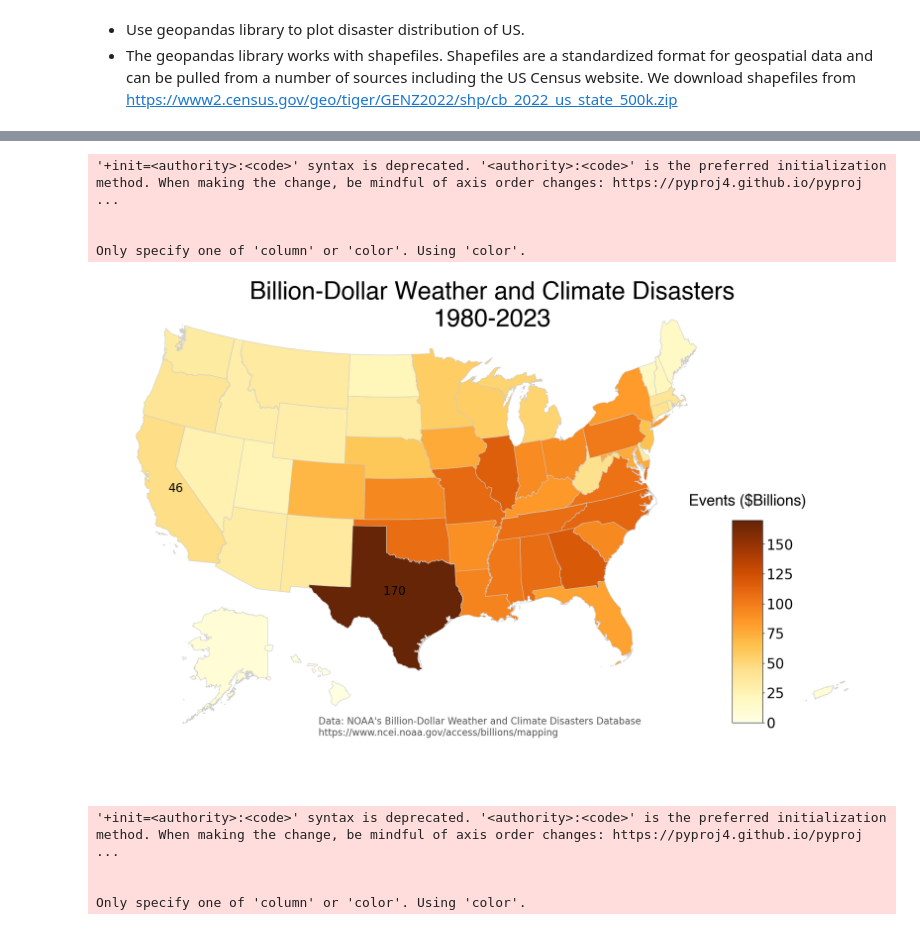
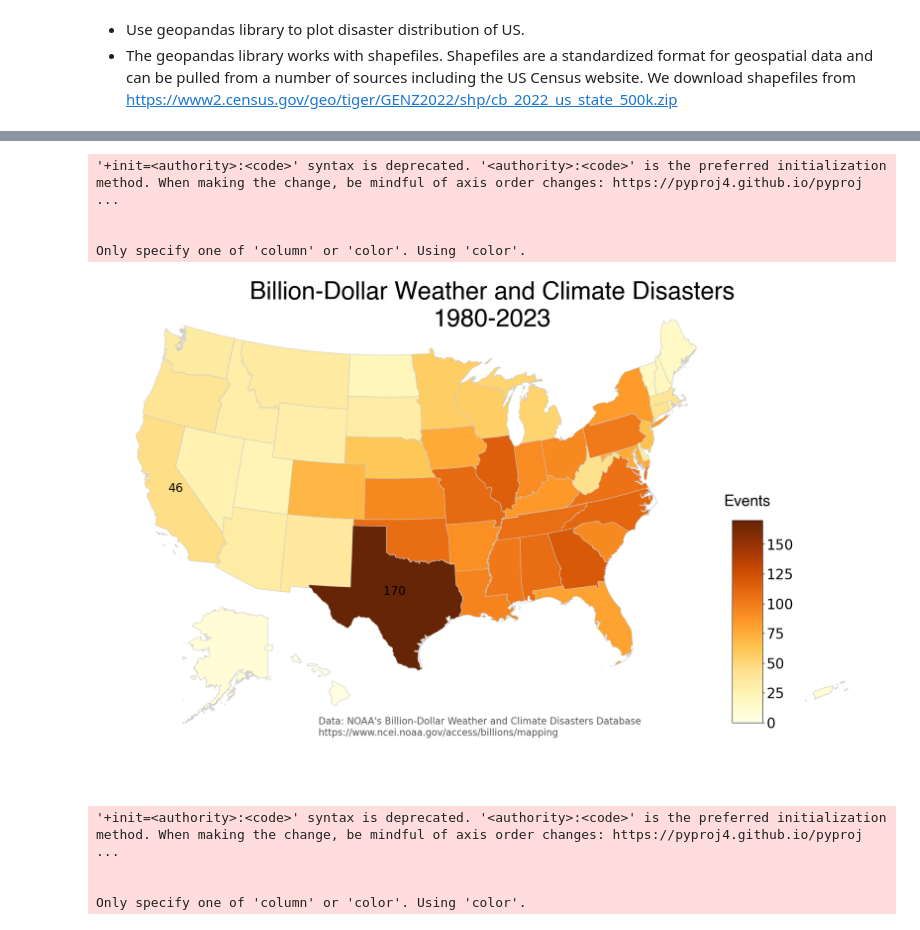
Before and after one commit to mkharroub/ECE143-The-Impact-of-Natural-Disasters-on-U.S.-Real-Estate-Prices, a Jupyter notebook: disasters_visualization.ipynb, the cells around one changed output, grey strips where cells are left out. Saved outputs shown, nothing was run; the diff lists cells and outputs as text; code cells hidden in the pictures.

```diff
--- a/disasters_visualization.ipynb
+++ b/disasters_visualization.ipynb
@@ -157,15 +157,15 @@ def plot_disasters_map(gdf, variable, label, save_name):
 # %%
 # Plot frequency distribution map
 variable = 'freq'
-label = 'Events ($Billions)'
+label = 'Events'
 save_name = '/disasters_frequency_by_state_1980_2023.png'
 plot_disasters_map(gdf, variable, label, save_name)
 # %% [output]
 '+init=<authority>:<code>' syntax is deprecated. '<authority>:<code>' is the preferred initialization method. When making the change, be mindful of axis order changes: https://pyproj4.github.io/pyproj ...
 
 
 Only specify one of 'column' or 'color'. Using 'color'.
-[figure, old version]
+[figure, new version]
 # %%
 # Plot cost distribution map
 variable = 'cost'
```
